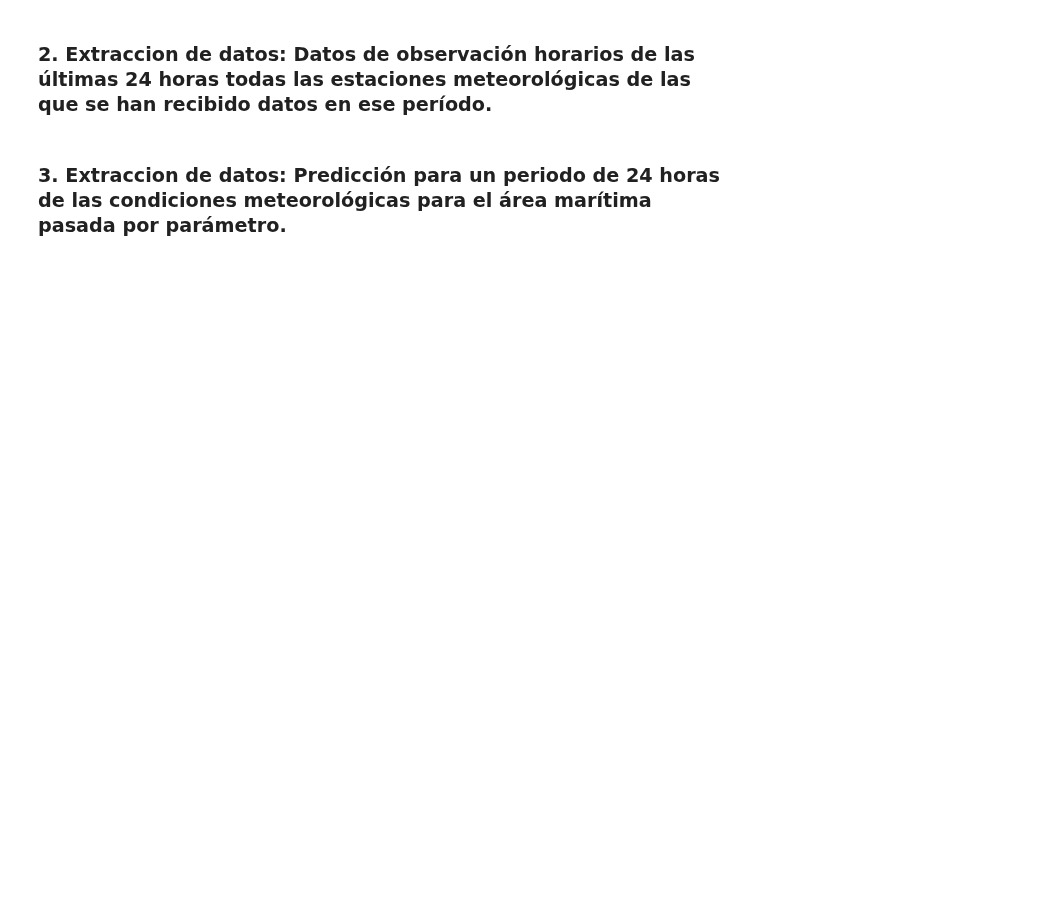
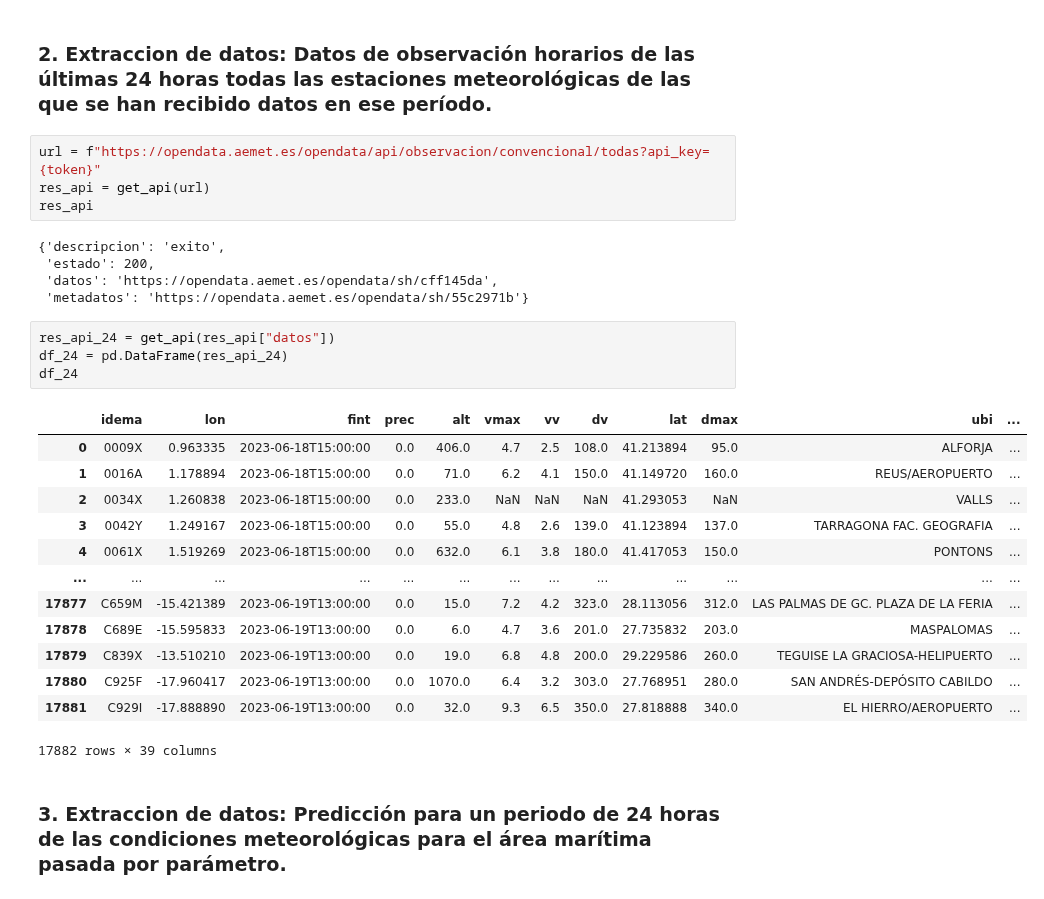
Before and after one commit to Ironhack-Data-Madrid-PartTime-May22/apuntes_clases, a Jupyter notebook: semana-08/8.3-APIsII.ipynb, the cells around one changed output. Saved outputs shown, nothing was run; the diff lists cells and outputs as text; blank space fills up the shorter version.

```diff
--- a/semana-08/8.3-APIsII.ipynb
+++ b/semana-08/8.3-APIsII.ipynb
@@ -90,5 +195,32 @@ def get_api(url):
 # %% [markdown]
 
 ### 2. Extraccion de datos: Datos de observación horarios de las últimas 24 horas todas las estaciones meteorológicas de las que se han recibido datos en ese período.
+# %%
+url = f"https://opendata.aemet.es/opendata/api/observacion/convencional/todas?api_key={token}"
+res_api = get_api(url)
+res_api
+# %% [output]
+{'descripcion': 'exito',
+ 'estado': 200,
+ 'datos': 'https://opendata.aemet.es/opendata/sh/cff145da',
+ 'metadatos': 'https://opendata.aemet.es/opendata/sh/55c2971b'}
+# %%
+res_api_24 = get_api(res_api["datos"])
+df_24 = pd.DataFrame(res_api_24)
+df_24
+# %% [output]
+|  | idema | lon | fint | prec | alt | vmax | vv | dv | lat | dmax | ubi | ... |
+| 0 | 0009X | 0.963335 | 2023-06-18T15:00:00 | 0.0 | 406.0 | 4.7 | 2.5 | 108.0 | 41.213894 | 95.0 | ALFORJA | ... |
+| 1 | 0016A | 1.178894 | 2023-06-18T15:00:00 | 0.0 | 71.0 | 6.2 | 4.1 | 150.0 | 41.149720 | 160.0 | REUS/AEROPUERTO | ... |
+| 2 | 0034X | 1.260838 | 2023-06-18T15:00:00 | 0.0 | 233.0 | NaN | NaN | NaN | 41.293053 | NaN | VALLS | ... |
+| 3 | 0042Y | 1.249167 | 2023-06-18T15:00:00 | 0.0 | 55.0 | 4.8 | 2.6 | 139.0 | 41.123894 | 137.0 | TARRAGONA FAC. GEOGRAFIA | ... |
+| 4 | 0061X | 1.519269 | 2023-06-18T15:00:00 | 0.0 | 632.0 | 6.1 | 3.8 | 180.0 | 41.417053 | 150.0 | PONTONS | ... |
+| ... | ... | ... | ... | ... | ... | ... | ... | ... | ... | ... | ... | ... |
+| 17877 | C659M | -15.421389 | 2023-06-19T13:00:00 | 0.0 | 15.0 | 7.2 | 4.2 | 323.0 | 28.113056 | 312.0 | LAS PALMAS DE GC. PLAZA DE LA FERIA | ... |
+| 17878 | C689E | -15.595833 | 2023-06-19T13:00:00 | 0.0 | 6.0 | 4.7 | 3.6 | 201.0 | 27.735832 | 203.0 | MASPALOMAS | ... |
+| 17879 | C839X | -13.510210 | 2023-06-19T13:00:00 | 0.0 | 19.0 | 6.8 | 4.8 | 200.0 | 29.229586 | 260.0 | TEGUISE LA GRACIOSA-HELIPUERTO | ... |
+| 17880 | C925F | -17.960417 | 2023-06-19T13:00:00 | 0.0 | 1070.0 | 6.4 | 3.2 | 303.0 | 27.768951 | 280.0 | SAN ANDRÉS-DEPÓSITO CABILDO | ... |
+| 17881 | C929I | -17.888890 | 2023-06-19T13:00:00 | 0.0 | 32.0 | 9.3 | 6.5 | 350.0 | 27.818888 | 340.0 | EL HIERRO/AEROPUERTO | ... |
+17882 rows × 39 columns
 # %% [markdown]
 ### 3. Extraccion de datos: Predicción para un periodo de 24 horas de las condiciones meteorológicas para el área marítima pasada por parámetro.
```
Also changed, not shown: parts of 31 cells of this notebook, 2 other files.
